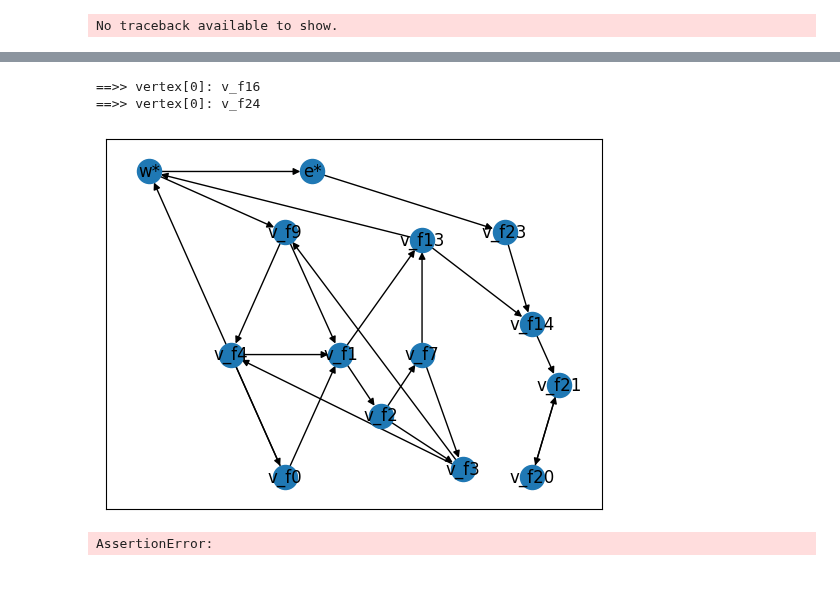
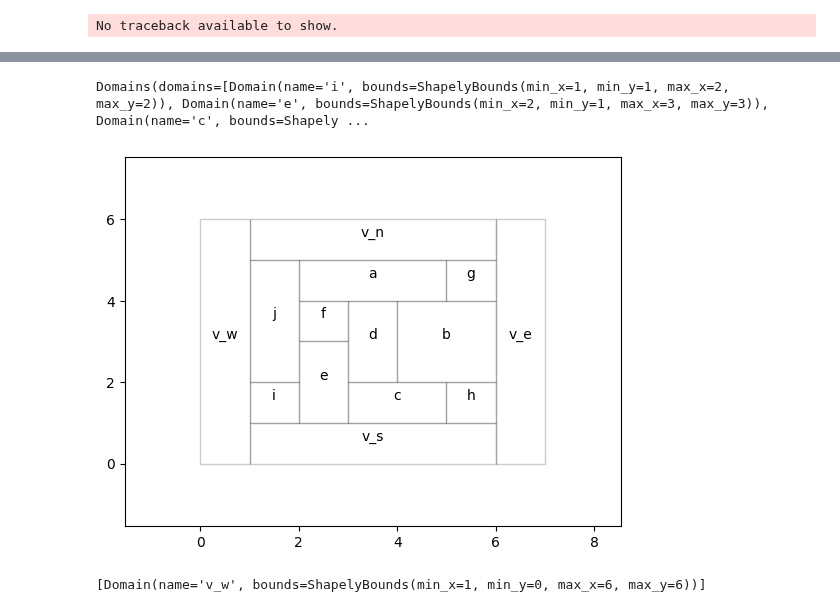
Before and after one commit to juliet29/graph2plan, a Jupyter notebook: notebooks/02_external_embed.ipynb, the cells around one changed output, grey strips where cells are left out. Saved outputs shown, nothing was run; the diff lists cells and outputs as text; code cells hidden in the pictures; blank space fills up the shorter version.

```diff
--- a/notebooks/02_external_embed.ipynb
+++ b/notebooks/02_external_embed.ipynb
@@ -17,6 +17,6 @@ from graph2plan.dual.check import (
     check_is_source_target_graph,
 )
 # %%
-r2, r2_faces = test_dual_for_proper_embed2()
+r2, r2_faces, y_domains = test_dual_for_proper_embed2()
 # %% [output]
 r1 - proper embedding
@@ -43,4 +29,4 @@ r2.draw()
 # %%
-r1, r1_faces = test_dual_for_proper_embed()
+r1, r1_faces, x_domains = test_dual_for_proper_embed()
 # %% [output]
 r1 - proper embedding
@@ -274,13 +39,6 @@ edge_face_dict
-# %%
-PG, pos, directed_edges = r1
-edge_face_dict = prep_dual(PG, directed_edges)
-check_correct_n_faces_in_edge_face_dict(edge_face_dict)
-dual_graph, dual_pos = create_dual(edge_face_dict, pos)
-# %% [output]
-==>> vertex[0]: v_f16
-==>> vertex[0]: v_f24
-[figure, removed]
-# %%
-check_is_source_target_graph(dual_graph, True)
-# %% [output]
-AssertionError:
+# %%
+doms = merge_domains(x_domains, y_domains)
+doms
+# %% [output]
+Domains(domains=[Domain(name='i', bounds=ShapelyBounds(min_x=1, min_y=1, max_x=2, max_y=2)), Domain(name='e', bounds=ShapelyBounds(min_x=2, min_y=1, max_x=3, max_y=3)), Domain(name='c', bounds=Shapely ...
+[figure, added]
@@ -286,0 +47,4 @@ AssertionError:
+# %%
+[i for i in doms.domains if i.name == "v_w"]
+# %% [output]
+[Domain(name='v_w', bounds=ShapelyBounds(min_x=1, min_y=0, max_x=6, max_y=6))]
```
Also changed, not shown: parts of 30 cells of this notebook, 5 other files.
